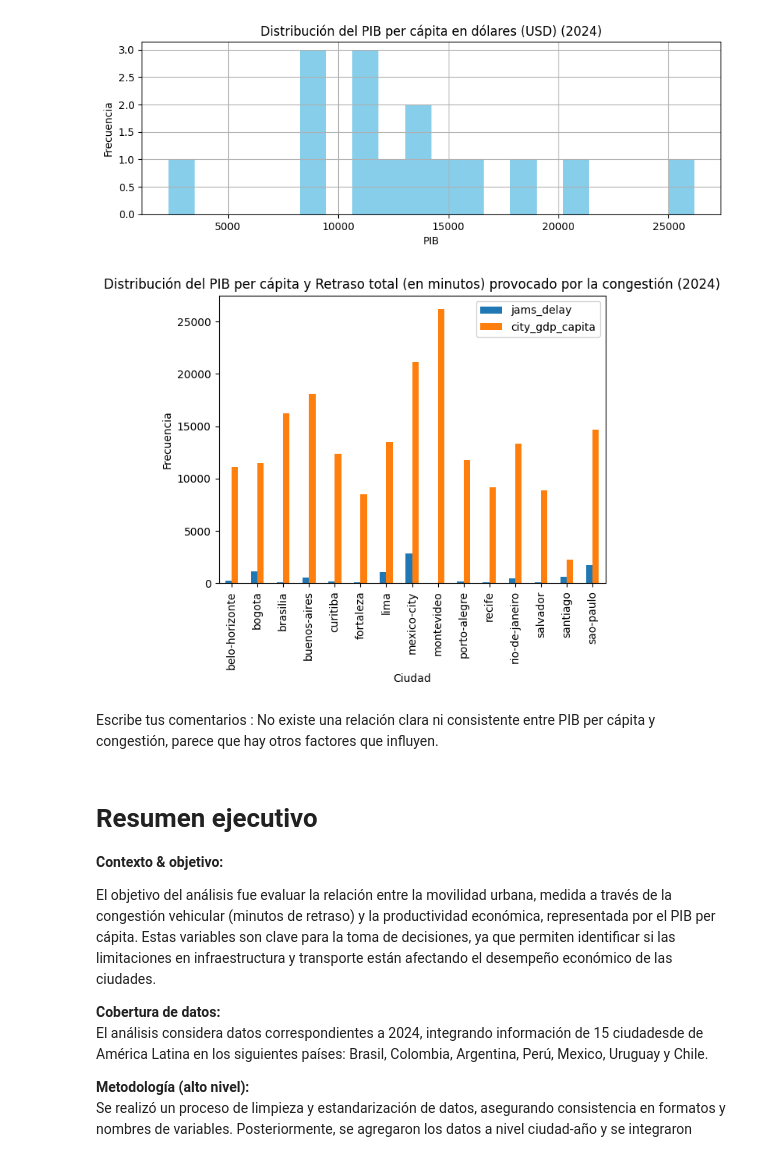
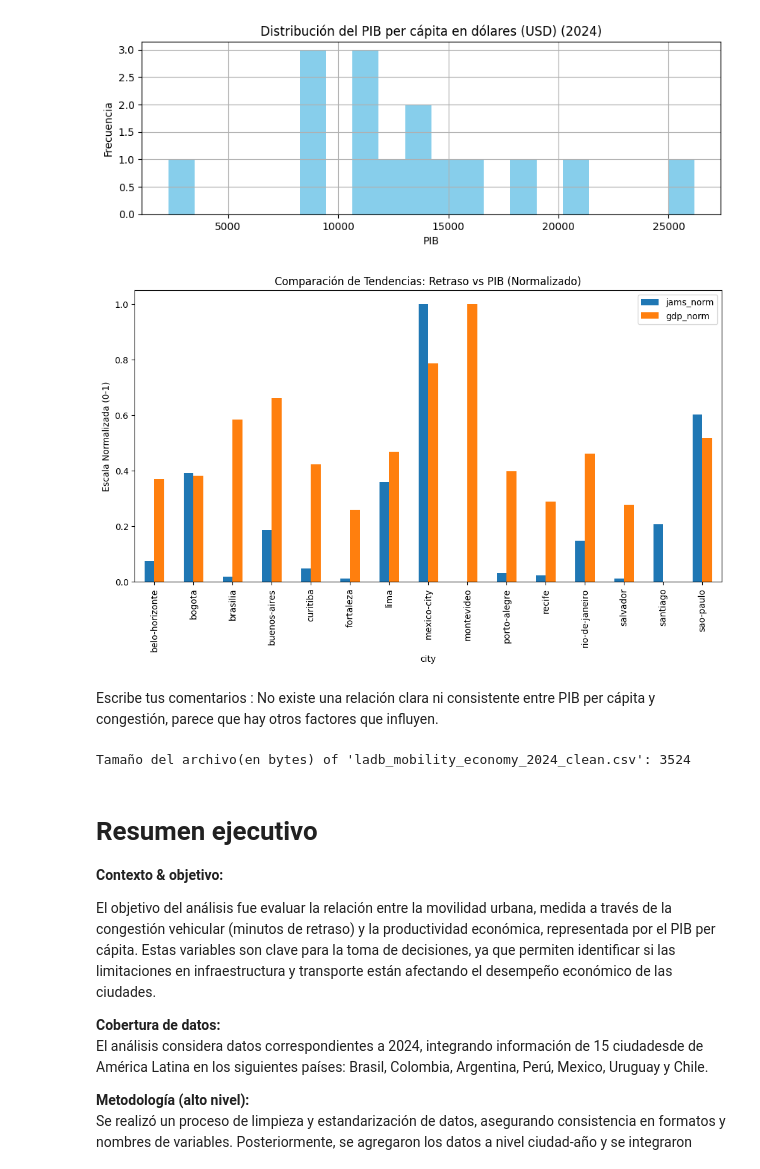
Before and after one commit to vestrada-data/data-analytics, a Jupyter notebook: mobility_economy_project.ipynb, the cells around one changed output. Drawn from its saved outputs; the diff is of its cells as text; code cells hidden in the pictures.

```diff
--- a/mobility_economy_project.ipynb
+++ b/mobility_economy_project.ipynb
@@ -28,9 +27,8 @@ import seaborn as sns
 import numpy as np
 # %%
 # cargar archivos
-traffic = pd.read_csv('/datasets/tomtom_traffic.csv')
-eco = pd.read_csv('/datasets/oecd_city_economy.csv')
-traffic=pd.read_csv('/datasets/tomtom_traffic.csv')
+traffic = pd.read_csv('/content/tomtom_traffic.csv')
+eco = pd.read_csv('/content/oecd_city_economy.csv')
 # %%
 # mostrar las primeras 5 filas de traffic
 traffic.head()
@@ -148,7 +146,7 @@ new_columns = {'Country' : 'country',
   'TravelTimeLivePer10KmsMins':'travel_time_live_per_10kms_mins',
   'TravelTimeHistoricPer10KmsMins':'travel_time_hist_per_10kms_mins',
 'MinsDelay':'mins_delay'  }
-traffic =traffic.rename(columns=newcolumns)
+traffic =traffic.rename(columns=new_columns)
 
 
 # verificar cambios
@@ -441,23 +439,37 @@ plt.ylabel('Frecuencia')
 plt.show()
 # %% [output]
 [figure]
-# %%
-# Gráfico de barras para comparar jams_delay y city_gdp_capita por ciudad
-merged.plot( kind='bar', x='city', y=['jams_delay', 'city_gdp_capita'])
-plt.xticks(rotation=90)
-plt.title('Distribución del PIB per cápita y Retraso total (en minutos) provocado por la congestión (2024)')
-plt.xlabel('Ciudad')
-plt.ylabel('Frecuencia')
-plt.xticks(rotation=90)
-plt.show()
-# %% [output]
-[figure, removed]
+# %%
+# Gráfico de barras para comparar jams_delay y city_gdp_capita por ciudad
+
+# Crear columnas normalizadas
+merged['jams_norm'] = (merged['jams_delay'] - merged['jams_delay'].min()) / (merged['jams_delay'].max() - merged['jams_delay'].min())
+merged['gdp_norm'] = (merged['city_gdp_capita'] - merged['city_gdp_capita'].min()) / (merged['city_gdp_capita'].max() - merged['city_gdp_capita'].min())
+
+# Graficar
+merged.plot(kind='bar', x='city', y=['jams_norm', 'gdp_norm'], figsize=(12, 6))
+plt.ylabel('Escala Normalizada (0-1)')
+plt.title('Comparación de Tendencias: Retraso vs PIB (Normalizado)')
+plt.xticks(rotation=90)
+plt.show()
+# %% [output]
+[figure, added]
 # %% [markdown]
 Escribe tus comentarios : No existe una relación clara ni consistente entre PIB per cápita y congestión, parece que hay otros factores que influyen.
 # %%
 # Exporta el dataset final como CSV
+import os
+# Path
+path = "ladb_mobility_economy_2024_clean.csv"
+
+#exportar archivo cvs
 merged.to_csv("ladb_mobility_economy_2024_clean.csv", index=False)
-os.path.getsize("ladb_mobility_economy_2024_clean.csv")
+
+size = os.path.getsize(path)
+
+print("Tamaño del archivo(en bytes) of '%s':" % path, size)
+# %% [output]
+Tamaño del archivo(en bytes) of 'ladb_mobility_economy_2024_clean.csv': 3524
 # %% [markdown]
 #  Resumen ejecutivo
 **Contexto & objetivo:**
```
Also changed, not shown: parts of 3 cells of this notebook.
